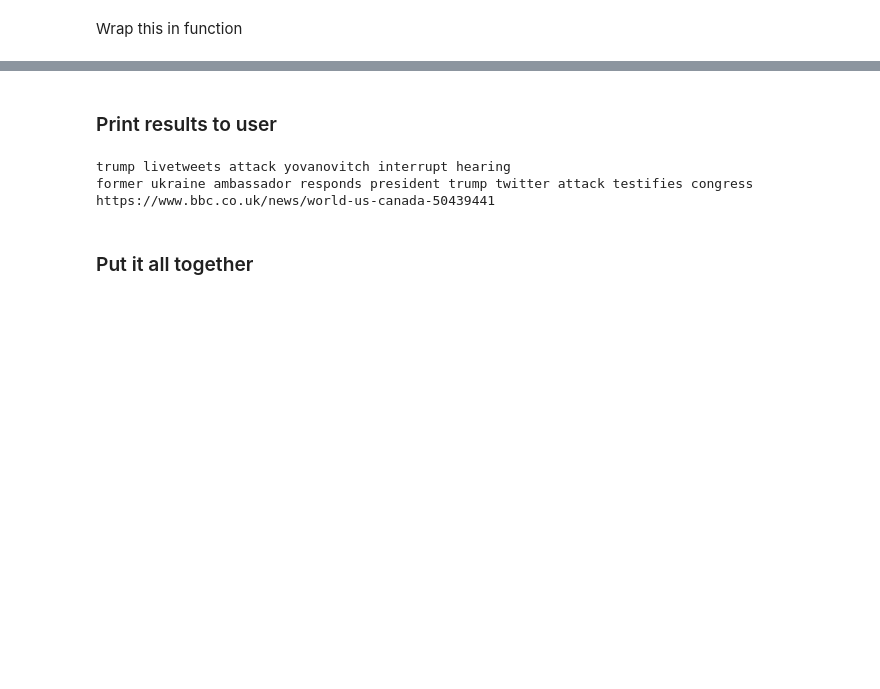
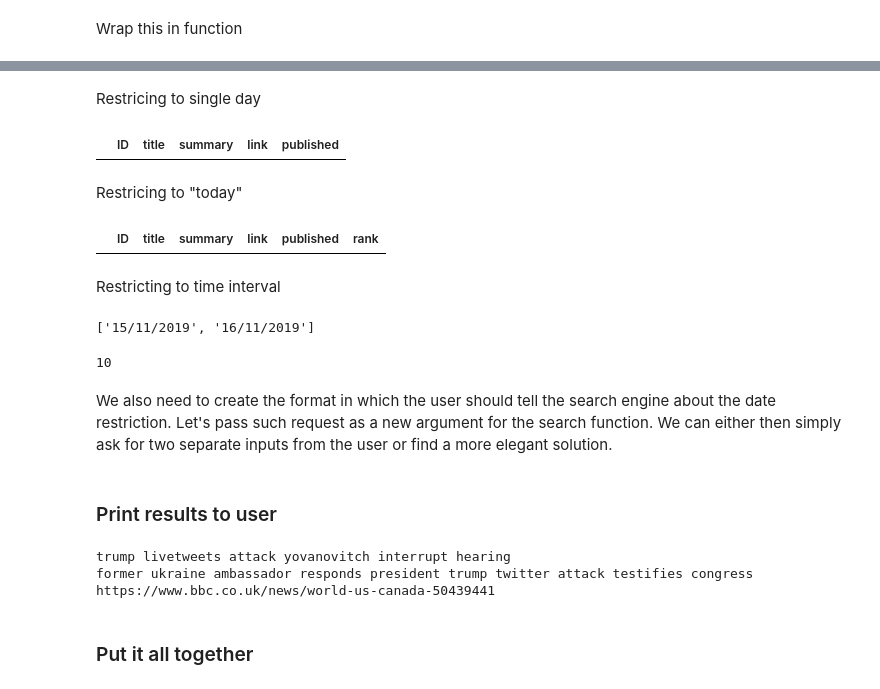
Before and after one commit to dominikklepl/News-search-engine, a Jupyter notebook: Code_explanation.ipynb, the cells around one changed output, grey strips where cells are left out. Saved outputs shown, nothing was run; the diff lists cells and outputs as text; code cells hidden in the pictures; blank space fills up the shorter version.

Commit message:
date restriction implemented

```diff
--- a/Code_explanation.ipynb
+++ b/Code_explanation.ipynb
@@ -585,11 +563,0 @@ Restricing to "today"
-# %%
-#get today's date
-from datetime import date, timedelta
-
-def get_today():
-  today = date.today()
-  today = today.strftime("%d/%m/%Y")
-  return today
-
-results_today = result_meta[result_meta.published==get_today()].reset_index(drop=True)
-results_today.head()
@@ -671,0 +623,27 @@ final_result = rank_results("Trump", result_meta)
+# %% [markdown]
+Restricing to single day
+# %%
+test = "16/11/2019"
+
+#get news published on "test"
+results_single = result_meta[result_meta.published==test].reset_index(drop=True)
+results_single.head()
+# %% [output]
+|  | ID | title | summary | link | published |
+# %% [markdown]
+Restricing to "today"
+# %%
+#get today's date
+from datetime import date, timedelta
+
+def get_today():
+  today = date.today()
+  today = today.strftime("%d/%m/%Y")
+  return [today]
+
+results_today = result_meta[result_meta.published.isin(get_today())].reset_index(drop=True)
+results_today.head()
+# %% [output]
+|  | ID | title | summary | link | published | rank |
+# %% [markdown]
+Restricting to time interval
@@ -671,0 +668,12 @@ final_result = rank_results("Trump", result_meta)
+# %%
+date_interval("15/11/2019 - 16/11/2019")
+# %% [output]
+['15/11/2019', '16/11/2019']
+# %%
+s = "16/11/2019"
+len(s)
+# %% [output]
+10
+# %% [markdown]
+We also need to create the format in which the user should tell the search engine about the date restriction.
+Let's pass such request as a new argument for the search function. We can either then simply ask for two separate inputs from the user or find a more elegant solution.
```
Also changed, not shown: parts of 13 cells of this notebook.
